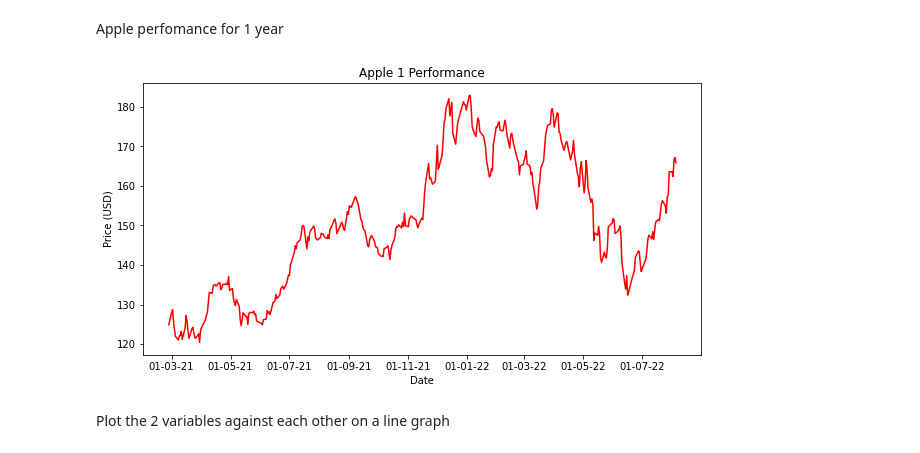
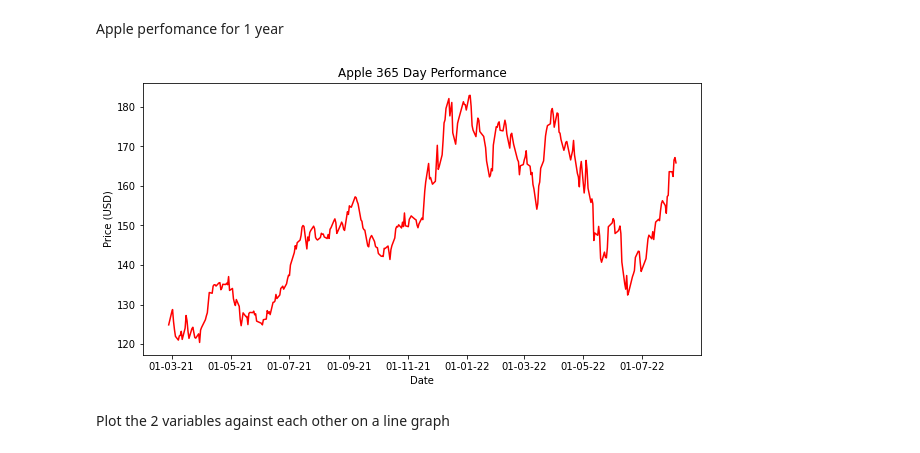
Before and after one commit to FarragoJerry/UCDA_DarraghHeery, a Jupyter notebook: UCDA_DarraghHeery.ipynb, the cells around one changed output. Cells and saved outputs as stored; diff of their text form; code cells hidden in the pictures.

```diff
--- a/UCDA_DarraghHeery.ipynb
+++ b/UCDA_DarraghHeery.ipynb
@@ -152,18 +162,19 @@ Apple perfomance for 1 year
 # %%
 fig, ax = plt.subplots(figsize=(10, 5))
 
 # Add x-axis and y-axis
 ax.plot(aapl_new.index.values, aapl_new['High'], color = 'red')
 
 # Set title and labels for axes
-ax.set(xlabel="Date", ylabel="Price (USD)", title="Apple 1 Performance")
+ax.set(xlabel="Date", ylabel="Price (USD)", title="Apple 365 Day Performance")
 
 date_form = DateFormatter("%d-%m-%y")
 ax.xaxis.set_major_formatter(date_form)
 
+fig.savefig("aapl1year.png")
 plt.show()
 # %% [output]
-[figure, old version]
+[figure, new version]
 # %% [markdown]
 Plot the 2 variables against each other on a line graph
 # %%
```
Also changed, not shown: parts of 9 cells of this notebook, 3 other files.
